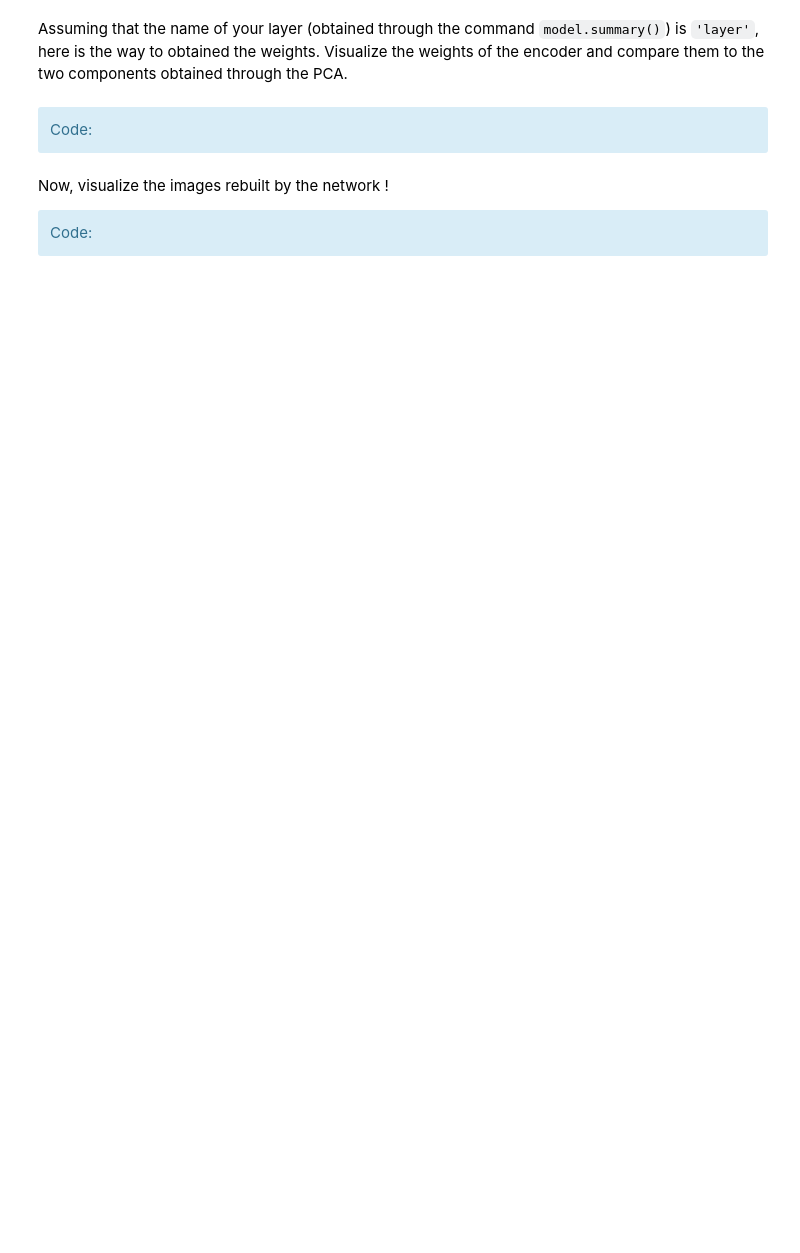
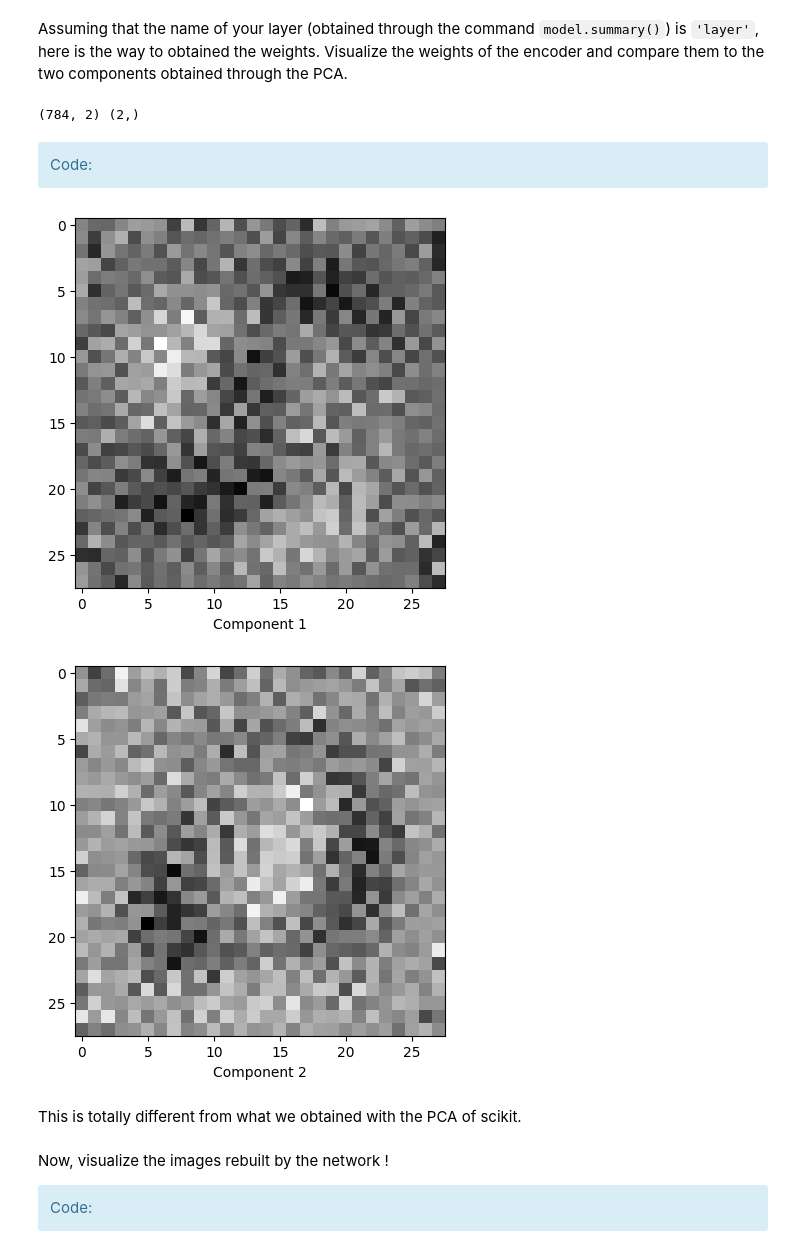
Before and after one commit to ronan-lebas/SD-TSIA210, a Jupyter notebook: lebas_grp5_NN.ipynb, the cells around one changed output. Drawn from its saved outputs; the diff is of its cells as text; code cells hidden in the pictures; blank space fills up the shorter version.

````diff
--- a/lebas_grp5_NN.ipynb
+++ b/lebas_grp5_NN.ipynb
@@ -402,13 +395,13 @@ In this first case, we implement a **simple linear autoencoder**. Build it in or
             Code:</div>
 # %%
 # Input layer
-input_layer = ...
+input_layer = Input(shape=(img_cols * img_rows,), name="input_layer")
 
 # Encoding layer
-latent_view = ...
+latent_view = Dense(2, name='latent_view')(input_layer)
 
 # Decoding layer
-output_layer = ...
+output_layer = Dense(img_cols * img_rows, name="output_layer")(latent_view)
 
 ae_model = Model(input_layer, output_layer, name='ae_model')
 ae_model.summary()
@@ -417,19 +424,19 @@ What loss shoud we use ? Choose the usual one and import it directly from Keras.
 <div class='alert alert-block alert-info'>
             Code:</div>
 # %%
-from tensorflow.keras.losses import ...
-loss = ...
+from tensorflow.keras.losses import MeanSquaredError
+loss = MeanSquaredError()
 
-optimizer = SGD(lr=1e-1)
+optimizer = SGD(learning_rate=1e-1)
 ae_model.compile(optimizer=optimizer, loss=loss)
 
 batch_size = 128
 epochs = 10
 # No noise here - we want to train a simple auto-encoder and compare visually with PCA
-history = ae_model.fit(...,
-                       ...,
+history = ae_model.fit(X_train,
+                       X_train,
                        epochs=epochs,
                        batch_size=batch_size,
                        verbose=1,
                        shuffle=True,
-                       validation_data=...)
+                       validation_data=(X_test, X_test))
@@ -436,13 +464,25 @@ history = ae_model.fit(...,
 # %% [markdown]
 Assuming that the name of your layer (obtained through the command ```model.summary()```) is ```'layer'```, here is the way to obtained the weights. Visualize the weights of the encoder and compare them to the two components obtained through the PCA.
 # %%
-weights, bias = ae_model.get_layer('layer').get_weights()
+weights, bias = ae_model.get_layer('latent_view').get_weights()
+print(weights.shape, bias.shape)
+# %% [output]
+(784, 2) (2,)
 # %% [markdown]
 <div class='alert alert-block alert-info'>
             Code:</div>
 # %%
 # Show the two dimensions of the encoder, in a similar manner to the principal components
 # (after reshaping them as images !)
+for i in range(num_components):
+    plt.imshow(weights[:, i].reshape(img_rows, img_cols), cmap='gray')
+    plt.xlabel(f'Component {i+1}')
+    plt.show()
+# %% [output]
+[figure, added]
+[figure, added]
+# %% [markdown]
+This is totally different from what we obtained with the PCA of scikit.
 # %% [markdown]
 Now, visualize the images rebuilt by the network !
 <div class='alert alert-block alert-info'>
````
Also changed, not shown: parts of 26 cells of this notebook.
